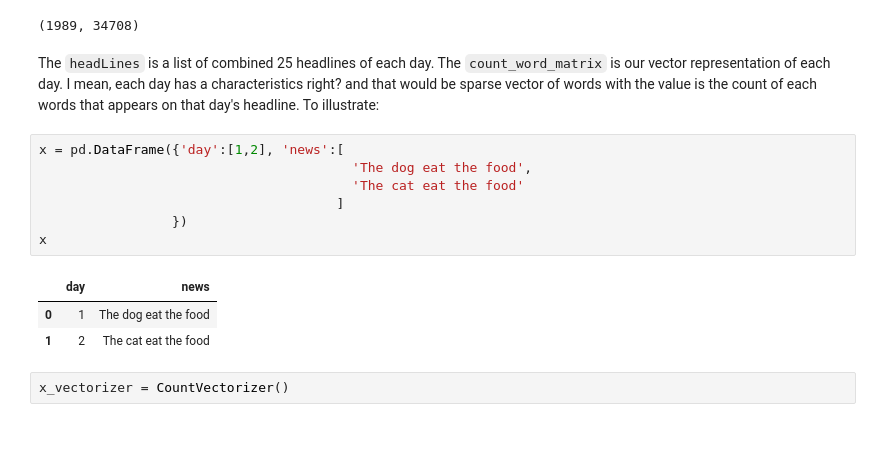
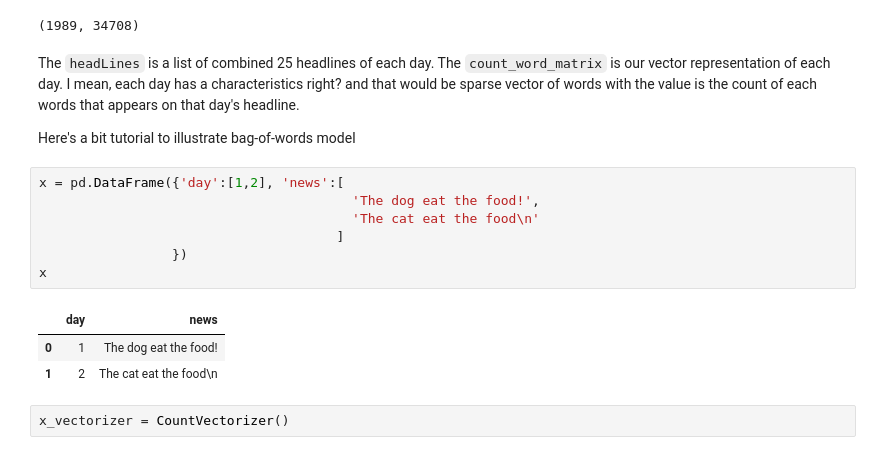
Before and after one commit to philogynic/notebooks, a Jupyter notebook: StockNLP.ipynb, the cells around one changed output. Saved outputs shown, nothing was run; the diff lists cells and outputs as text.

```diff
--- a/StockNLP.ipynb
+++ b/StockNLP.ipynb
@@ -312,18 +313,20 @@ count_word_matrix.shape
 # %% [output]
 (1989, 34708)
 # %% [markdown]
-The `headLines` is a list of combined 25 headlines of each day. The `count_word_matrix` is our vector representation of each day. I mean, each day has a characteristics right? and that would be sparse vector of words with the value is the count of each words that appears on that day's headline. To illustrate:
+The `headLines` is a list of combined 25 headlines of each day. The `count_word_matrix` is our vector representation of each day. I mean, each day has a characteristics right? and that would be sparse vector of words with the value is the count of each words that appears on that day's headline.
+
+Here's a bit tutorial to illustrate bag-of-words model
 # %%
 x = pd.DataFrame({'day':[1,2], 'news':[
-                                        'The dog eat the food',
-                                        'The cat eat the food'
+                                        'The dog eat the food!',
+                                        'The cat eat the food\n'
                                       ]
                  })
 x
 # %% [output]
 |  | day | news |
-| 0 | 1 | The dog eat the food |
-| 1 | 2 | The cat eat the food |
+| 0 | 1 | The dog eat the food! |
+| 1 | 2 | The cat eat the food\n |
 # %%
 x_vectorizer = CountVectorizer()
 # %%
```
Also changed, not shown: parts of 22 cells of this notebook.
